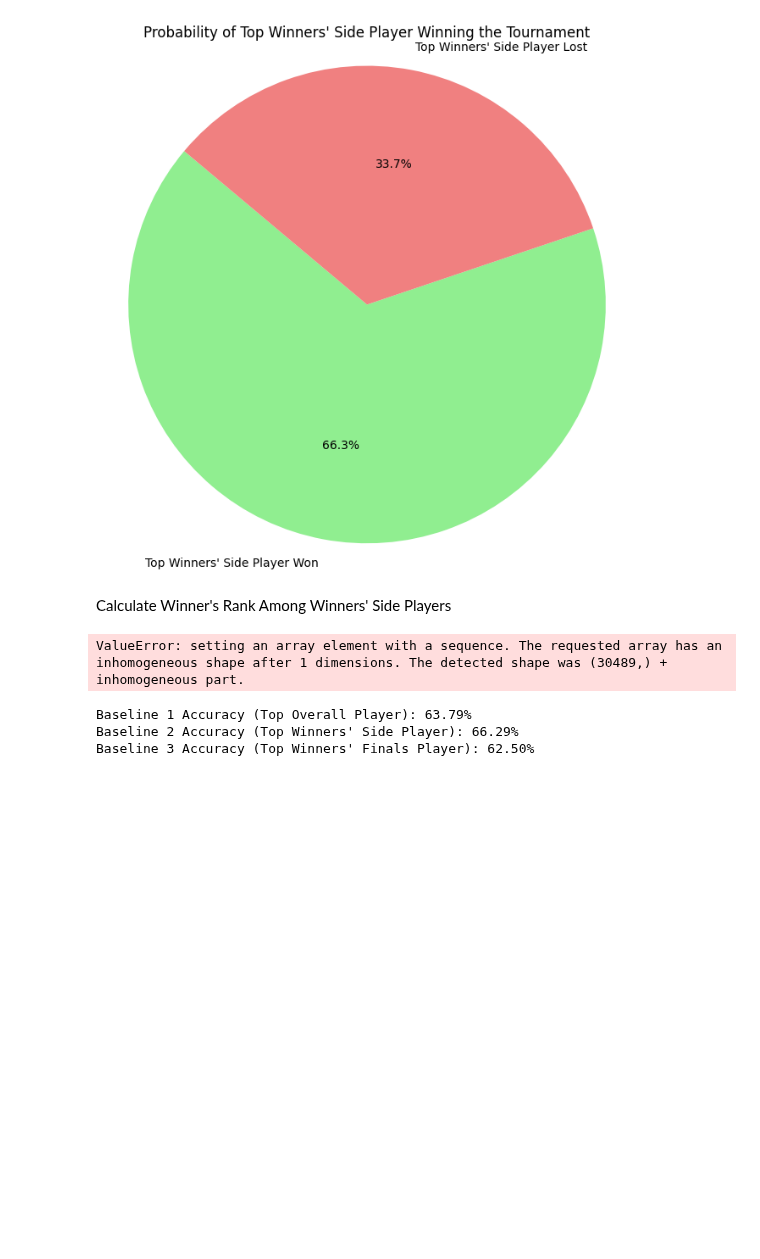
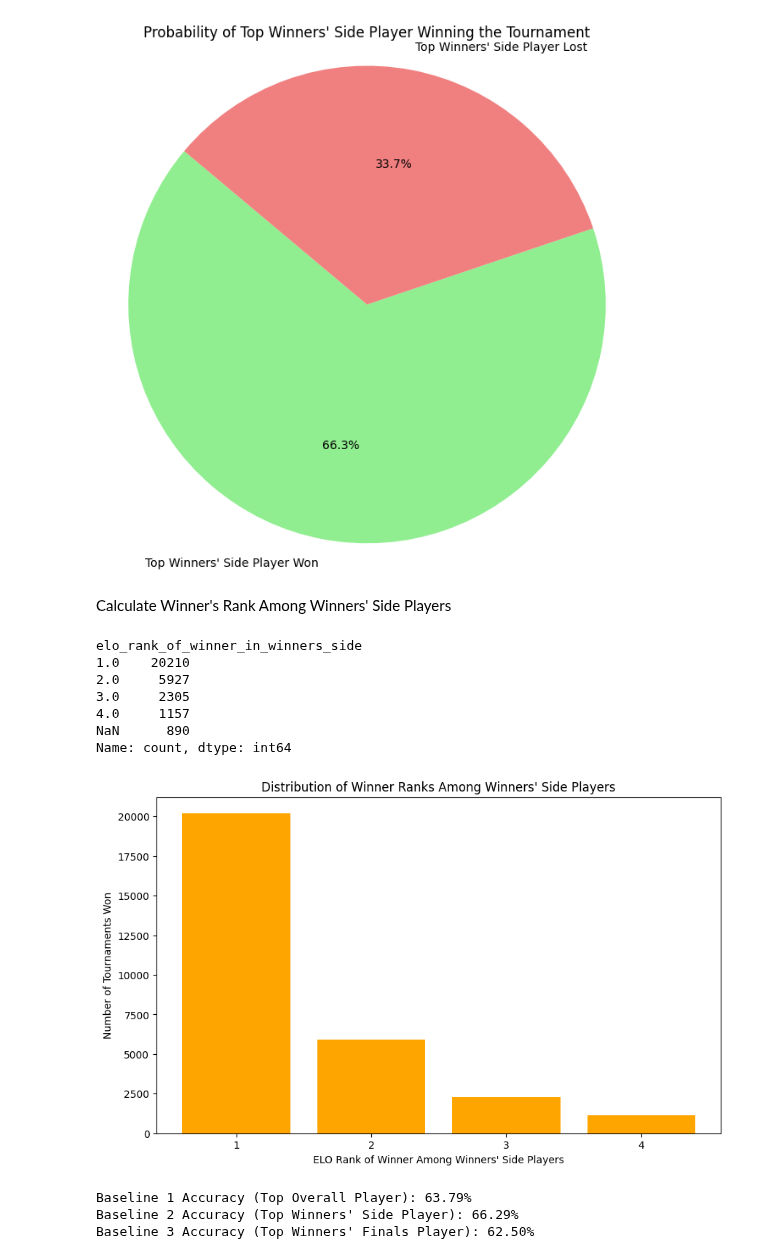
Before and after one commit to jjaw89/fall-2024-smash-melee-top-8-prediction, a Jupyter notebook: label_data/jaspar_label_6_tournament_winners_v2.ipynb, the cells around one changed output. Cells and saved outputs as stored; diff of their text form; code cells hidden in the pictures; blank space fills up the shorter version.

```diff
--- a/label_data/jaspar_label_6_tournament_winners_v2.ipynb
+++ b/label_data/jaspar_label_6_tournament_winners_v2.ipynb
@@ -339,11 +347,11 @@ winners_players = processed_df[winners_side_cols].to_numpy()
 # Rank ELOs in descending order among winners' side players
 sorted_winners_indices = np.argsort(-winners_elos, axis=1)
 
-# Create a mask to find the winner's position among winners' side players
-winner_positions_winners_side = np.array([
+# Create a list to find the winner's position among winners' side players
+winner_positions_winners_side = [
     np.where(winners_players[i] == winners[i])[0]
     for i in range(len(winners))
-])
+]
 
 # Handle cases where the winner is not in the winners' side (e.g., came from losers)
 winner_ranks_winners_side = []
@@ -362,7 +370,27 @@ processed_df['elo_rank_of_winner_in_winners_side'] = winner_ranks_winners_side
 winners_side_rank_counts = processed_df['elo_rank_of_winner_in_winners_side'].value_counts(dropna=False).sort_index()
 print(winners_side_rank_counts)
 # %% [output]
-ValueError: setting an array element with a sequence. The requested array has an inhomogeneous shape after 1 dimensions. The detected shape was (30489,) + inhomogeneous part.
+elo_rank_of_winner_in_winners_side
+1.0    20210
+2.0     5927
+3.0     2305
+4.0     1157
+NaN      890
+Name: count, dtype: int64
+# %%
+# Remove NaN values for plotting
+valid_ranks = processed_df['elo_rank_of_winner_in_winners_side'].dropna().astype(int)
+rank_counts_ws = valid_ranks.value_counts().sort_index()
+
+plt.figure(figsize=(10, 6))
+plt.bar(rank_counts_ws.index, rank_counts_ws.values, color='orange')
+plt.xlabel('ELO Rank of Winner Among Winners\' Side Players')
+plt.ylabel('Number of Tournaments Won')
+plt.title('Distribution of Winner Ranks Among Winners\' Side Players')
+plt.xticks(rank_counts_ws.index)
+plt.show()
+# %% [output]
+[figure, added]
 # %%
 # Baseline 1: Predict top-ranked player overall will win
 processed_df['top_overall_elo'] = processed_df[elo_cols].max(axis=1)
```
Also changed, not shown: parts of 11 cells of this notebook.
